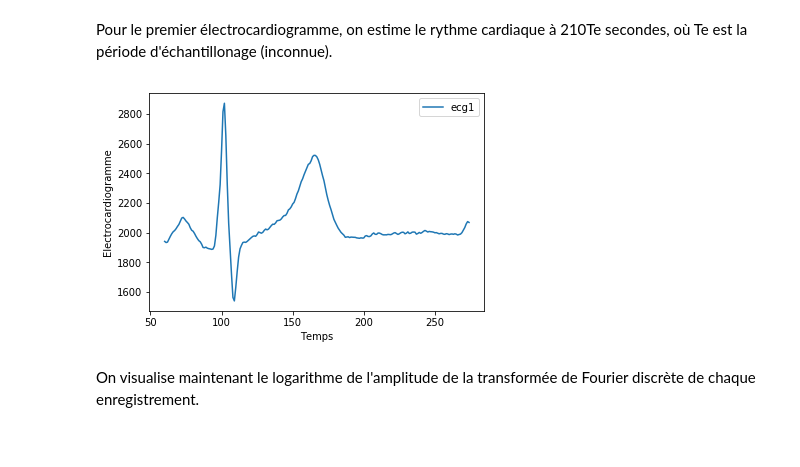
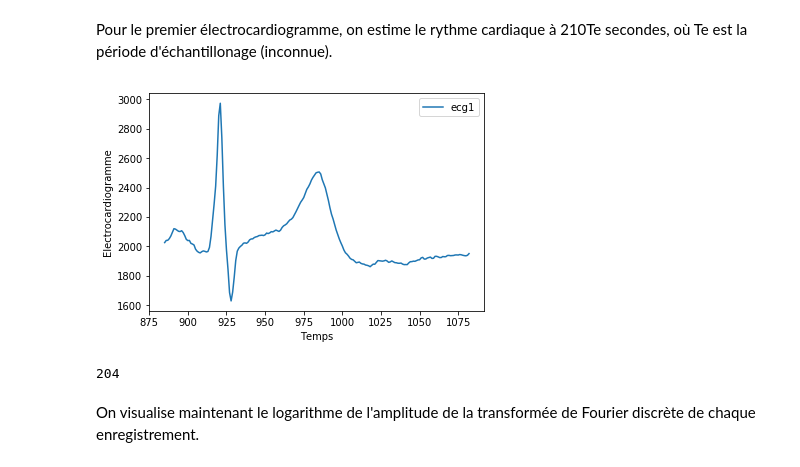
Before and after one commit to GregoirePacreau/ProjetTS, a Jupyter notebook: Projet 4 - ECG/projet.ipynb, the cells around one changed output. Cells and saved outputs as stored; diff of their text form; code cells hidden in the pictures.

```diff
--- a/Projet 4 - ECG/projet.ipynb
+++ b/Projet 4 - ECG/projet.ipynb
@@ -101,20 +101,28 @@ plt.show()
 Pour le premier électrocardiogramme, on estime le rythme cardiaque à 210Te secondes, où Te est la période d'échantillonage (inconnue).
 # %%
 #Estimation rythme cardiaque du 1er electrocardiogramme
-#Environ (270-60).Te = 210.Te où Te := période d'échantillonage
+#1er motif (270-60).Te = 210.Te où Te := période d'échantillonage
+#2ème : 470-270
+#3ème : 678-470
+#4ème : 885 - 678
+#5ème : 1083 - 885
 plt.xlabel('Temps')
 plt.ylabel('Electrocardiogramme')
 
-t = [i for i in range(60,275)]
+t = [i for i in range(885,1083)]
 
-plt.plot(t, ecg1[60:275])
+plt.plot(t, ecg1[885:1083])
 #plt.plot(t, ecg2[0:N/16])
 #plt.plot(t, ecg3[0:N/16])
 #plt.plot(t, ecg4[0:N/16])
 
 plt.legend(['ecg1', 'ecg2', 'ecg3', 'ecg4'])
 plt.show()
+
+mean = (270-60 + 470-270 + 678-470 + 885 - 678 + 1083 - 885)/5
+print(mean)
 # %% [output]
-[figure, old version]
+[figure, new version]
+204
 # %% [markdown]
 On visualise maintenant le logarithme de l'amplitude de la transformée de Fourier discrète de chaque enregistrement.
```
Also changed, not shown: parts of 11 cells of this notebook.
